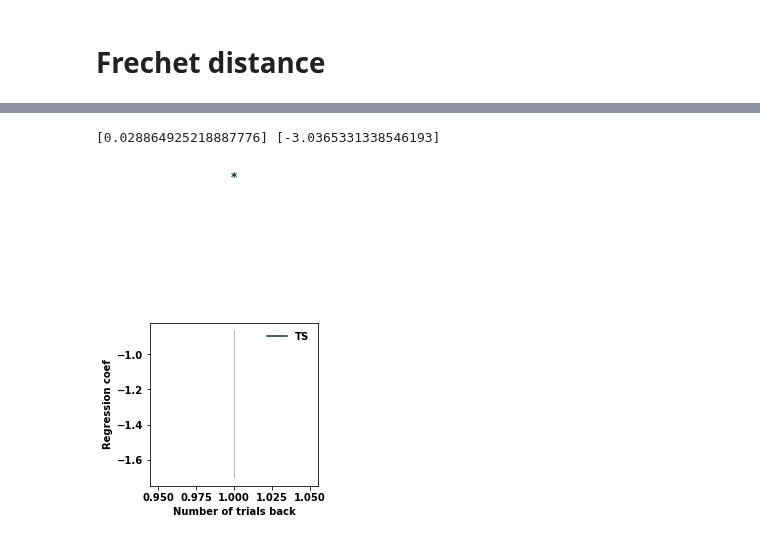
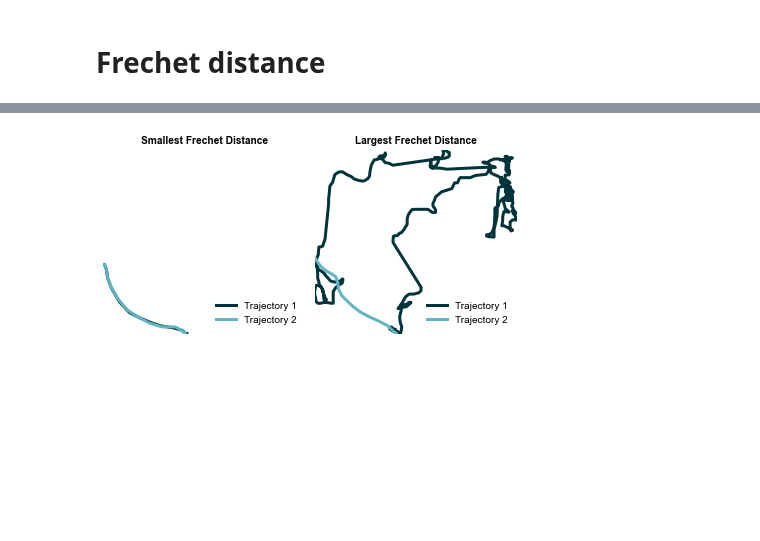
Before and after one commit to fgreenstreet/APE_paper, a Jupyter notebook: bias_analysis/bias_movements.ipynb, the cells around one changed output, grey strips where cells are left out. Cells and saved outputs as stored; diff of their text form; code cells hidden in the pictures; blank space fills up the shorter version.

```diff
--- a/bias_analysis/bias_movements.ipynb
+++ b/bias_analysis/bias_movements.ipynb
@@ -96,8 +97,8 @@ all_experiments = get_all_experimental_records()
 mice = change_over_time_mice[recording_site]
 num_lags = 1
 num_mice = len(mice)
-coefs = np.zeros([num_mice, num_lags])
-pvals = np.zeros([num_mice, num_lags])
+turn_ang_coefs = np.zeros([num_mice, num_lags])
+turn_ang_pvals = np.zeros([num_mice, num_lags])
 
 for m, mouse in enumerate(mice):
     print(mouse)
@@ -116,7 +117,7 @@ for m, mouse in enumerate(mice):
     with_movement_data['turn ang abs diff'] = np.abs(with_movement_data['turn angle'].diff())
 
     for lag in range(1, num_lags + 1):
-        coefs[m, lag-1], pvals[m, lag-1], df = perform_single_lag_regression(with_movement_data, -lag, test_col='turn ang abs diff')
+        turn_ang_coefs[m, lag-1], turn_ang_pvals[m, lag-1], df = perform_single_lag_regression(with_movement_data, -lag, test_col='turn ang abs diff')
 # %% [output]
 SNL_photo16
 (476,)
@@ -254,8 +191,8 @@ def compute_frechet_for_row(row):
 mice = change_over_time_mice[recording_site]
 num_lags = 1
 num_mice = len(mice)
-coefs = np.zeros([num_mice, num_lags])
-pvals = np.zeros([num_mice, num_lags])
+frechet_coefs = np.zeros([num_mice, num_lags])
+frechet_pvals = np.zeros([num_mice, num_lags])
 
 for m, mouse in enumerate(mice):
     bias_file = os.path.join(bias_path, 'pre_processing_movement_bias_{}.pkl'.format(mouse))
@@ -301,4 +238,4 @@ for m, mouse in enumerate(mice):
     X = sm.add_constant(X)
     # Fit the regression model
     model = sm.OLS(y, X).fit()
-    coefs[m, 0], pvals[m, 0] = model.params[1:], model.pvalues[1:]
+    frechet_coefs[m, 0], frechet_pvals[m, 0] = model.params[1:], model.pvalues[1:]
@@ -370,6 +249,56 @@ coefs, pvals
-# %%
-fig, axs = plt.subplots(1,1, figsize=[3,3])
-plot_multilag_coefs_accross_mice('TS', coefs, axs, color=fig4_plotting_colours[recording_site][0])
-# %% [output]
-[0.028864925218887776] [-3.0365331338546193]
-[figure, removed]
+# %%
+# Set up the plot
+font = {'size': 8.5, 'family': 'sans-serif', 'sans-serif': ['Arial']}
+matplotlib.rc('font', **font)
+matplotlib.rcParams['pdf.fonttype'] = 42
+
+# Find the rows with the smallest and largest Frechet distance
+min_frechet_row = df_for_reg.loc[df_for_reg['frechet_distance'].idxmin()]
+max_frechet_row = df_for_reg.loc[df_for_reg['frechet_distance'].idxmax()]
+
+# Extract the corresponding trajectories for both smallest and largest Frechet distances
+min_trajectory1_x, min_trajectory1_y = min_frechet_row['head x'], min_frechet_row['head y']
+min_trajectory2_x, min_trajectory2_y = min_frechet_row['head x t plus 1'], min_frechet_row['head y t plus 1']
+
+max_trajectory1_x, max_trajectory1_y = max_frechet_row['head x'], max_frechet_row['head y']
+max_trajectory2_x, max_trajectory2_y = max_frechet_row['head x t plus 1'], max_frechet_row['head y t plus 1']
+
+# Set up the plots
+fig, axs = plt.subplots(1, 2, figsize=(6, 3))
+
+# Define colors
+colors = ['#00343a', '#62b3c4'] # Blue and orange colors for a cleaner look
+
+# Plot for the smallest Frechet distance
+axs[0].plot(min_trajectory1_x, min_trajectory1_y, marker='o', color=colors[0], label='Trajectory 1', linestyle='-', linewidth=3, markersize=0)
+axs[0].plot(min_trajectory2_x, min_trajectory2_y, marker='o', color=colors[1], label='Trajectory 2', linestyle='-', linewidth=3, markersize=0)
+
+# Plot for the largest Frechet distance
+axs[1].plot(max_trajectory1_x, max_trajectory1_y, marker='o', color=colors[0], label='Trajectory 1', linestyle='-', linewidth=3, markersize=0)
+axs[1].plot(max_trajectory2_x, max_trajectory2_y, marker='o', color=colors[1], label='Trajectory 2', linestyle='-', linewidth=3, markersize=0)
+
+# Set the same x and y limits for both plots
+all_x = np.concatenate([min_trajectory1_x, min_trajectory2_x, max_trajectory1_x, max_trajectory2_x])
+all_y = np.concatenate([min_trajectory1_y, min_trajectory2_y, max_trajectory1_y, max_trajectory2_y])
+
+x_lim = (all_x.min() - 0.1, all_x.max() + 0.1)
+y_lim = (all_y.min() - 0.1, all_y.max() + 0.1)
+
+for ax in axs:
+    ax.set_xlim(x_lim)
+    ax.set_ylim(y_lim)
+    ax.axis('off')  # Hide axes
+    ax.legend(loc='lower right', fontsize=10, frameon=False)  # Add legend to each plot
+
+
+# Add titles with a cleaner font style
+axs[0].set_title('Smallest Frechet Distance', fontweight='bold')
+axs[1].set_title('Largest Frechet Distance',  fontweight='bold')
+
+# Adjust layout and show the plot
+plt.tight_layout()
+plt.tight_layout()
+plt.savefig(os.path.join(figure_directory, 'small_large_frechet_distances.pdf'), transparent=True, bbox_inches='tight')
+plt.show()
+# %% [output]
+[figure, added]
```
Also changed, not shown: parts of 13 cells of this notebook, 1 other file.
